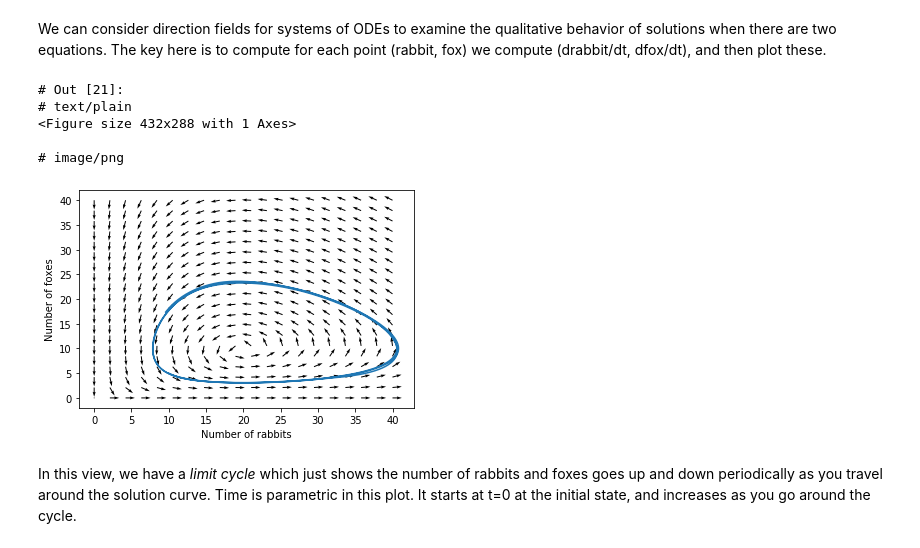
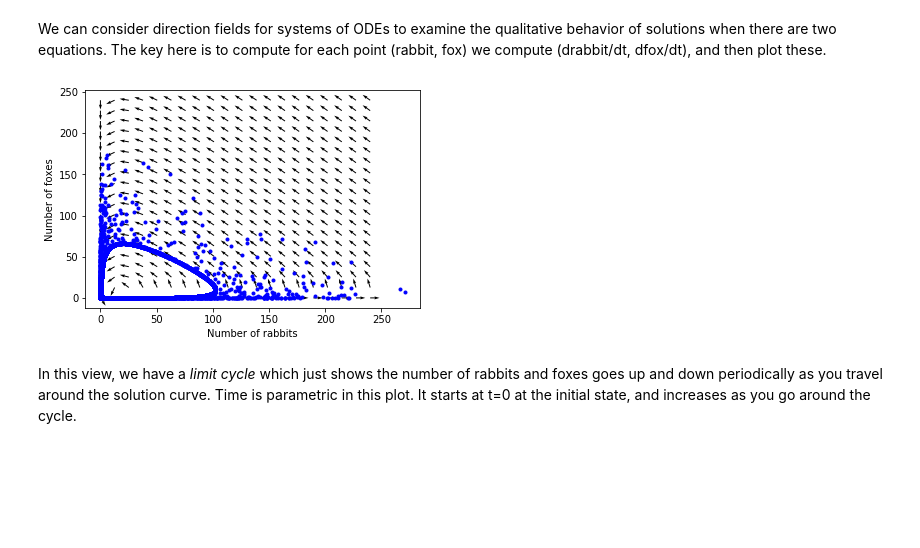
Before and after one commit to jkitchin/f19-06623, a Jupyter notebook: lectures/04-fode-2.ipynb, the cells around one changed output. Cells and saved outputs as stored; diff of their text form; code cells hidden in the pictures; blank space fills up the shorter version.

```diff
--- a/lectures/04-fode-2.ipynb
+++ b/lectures/04-fode-2.ipynb
@@ -338,9 +334,9 @@ b = 0.1
 c = 1.5
 d = 0.75
 
-Y0 = np.array([10, 5])
-tspan = (0, 15)
-teval = np.linspace(*tspan, 1500)
+Y0 = np.array([0.01, 0.01]) # initial conditions
+tspan = (0, 15000) # timespan to integrate over
+teval = np.linspace(*tspan, 15000) # points to evaluate the solution on
 
 def dXdt(t, X):
     rabbits, foxes = X
@@ -348,6 +344,11 @@ def dXdt(t, X):
     dfoxesdt = -c * foxes + d * b * rabbits * foxes
     return np.array([drabbitdt, dfoxesdt])
 
+# hard to read alternative : Please do not do this.
+def ode(t, X):
+    return [a * X[0] - b * X[0]*X[1],
+           -c * X[1] + d * b * X[0]*X[1]]
+
 from scipy.integrate import solve_ivp
 sol = solve_ivp(dXdt, tspan, Y0, t_eval=teval)
 sol.message
@@ -379,30 +371,25 @@ This is a classic boom/bust cycle of predator/prey.
 # %% [markdown]
 We can consider direction fields for systems of ODEs to examine the qualitative behavior of solutions when there are two equations. The key here is to compute for each point (rabbit, fox) we compute (drabbit/dt, dfox/dt), and then plot these.
 # %%
-r = np.linspace(0, 40, 20) # rabbit grid
-f = np.linspace(0, 40, 20) # fox grid
+r = np.linspace(0.01, 240, 20) # rabbit grid
+f = np.linspace(0.01, 240, 20) # fox grid
 
 R, F = np.meshgrid(r, f) # 2D arrays of (rabbit, fox) points
 
-DR, DF = dXdt(0, [R, F])
+DR, DF = dXdt(None, [R, F]) # These are dR/dt and dF/dt
 
 # This normalizes the arrows so they are all the same length and just show the direction
 N = np.sqrt(DR**2 + DF**2)
-N[N==0] = 1 # eliminate / 0 errors, it is sort of optional.
+
 DR /= N
 DF /= N
 
 plt.quiver(R, F, DR, DF)
 plt.xlabel('Number of rabbits')
 plt.ylabel('Number of foxes')
-plt.plot(sol.y[0], sol.y[1]);
+plt.plot(sol.y[0], sol.y[1], 'b.');
 # %% [output]
-# Out [21]:
-# text/plain
-<Figure size 432x288 with 1 Axes>
-
-# image/png
-[figure, old version]
+[figure, new version]
 # %% [markdown]
 In this view, we have a *limit cycle* which just shows the number of rabbits and foxes goes up and down periodically as you travel around the solution curve. Time is parametric in this plot. It starts at t=0 at the initial state, and increases as you go around the cycle.
 # %% [markdown]
```
Also changed, not shown: parts of 24 cells of this notebook.
